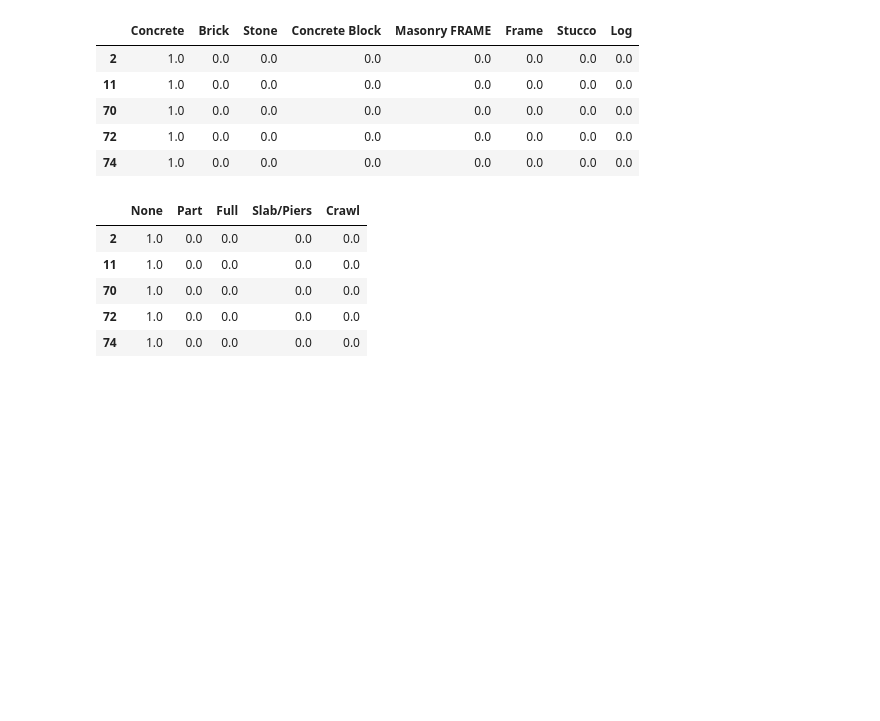
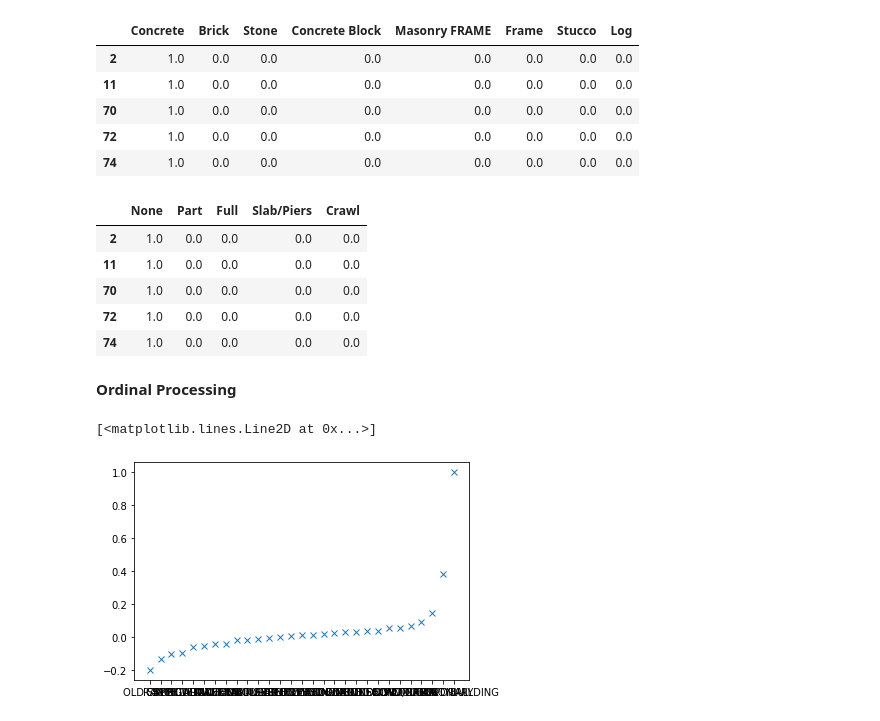
Before and after one commit to wonch002/Home-Value-Prediction, a Jupyter notebook: notebooks/ACPA_EDA_AND_CLEAN.ipynb, the cells around one changed output. Drawn from its saved outputs; the diff is of its cells as text; code cells hidden in the pictures; blank space fills up the shorter version.

```diff
--- a/notebooks/ACPA_EDA_AND_CLEAN.ipynb
+++ b/notebooks/ACPA_EDA_AND_CLEAN.ipynb
@@ -2353,6 +2351,9 @@ attribute_list = [
     'BEDROOMS',
     'FULLBATHS',
     'HALFBATHS',
+    'COUNTYBUILDING',
+    'DEMAND',
+    'FINISHEDLIVINGAREA'
 ]
 
 attribute_df = bounded_df[attribute_list]
@@ -2444,3 +2448,11 @@ output_att_df = pd.concat([
 ],axis=1)
 
 output_att_df.to_csv('house_attributes.csv')
+# %% [markdown]
+**Ordinal Processing**
+# %%
+Style_ord_df = pd.concat([Style_att_df,attribute_df['COUNTYBUILDING']],axis=1)
+plt.plot(Style_ord_df.corr()['COUNTYBUILDING'].sort_values(),'x')
+# %% [output]
+[<matplotlib.lines.Line2D at 0x...>]
+[figure, added]
```
Also changed, not shown: parts of 51 cells of this notebook.
